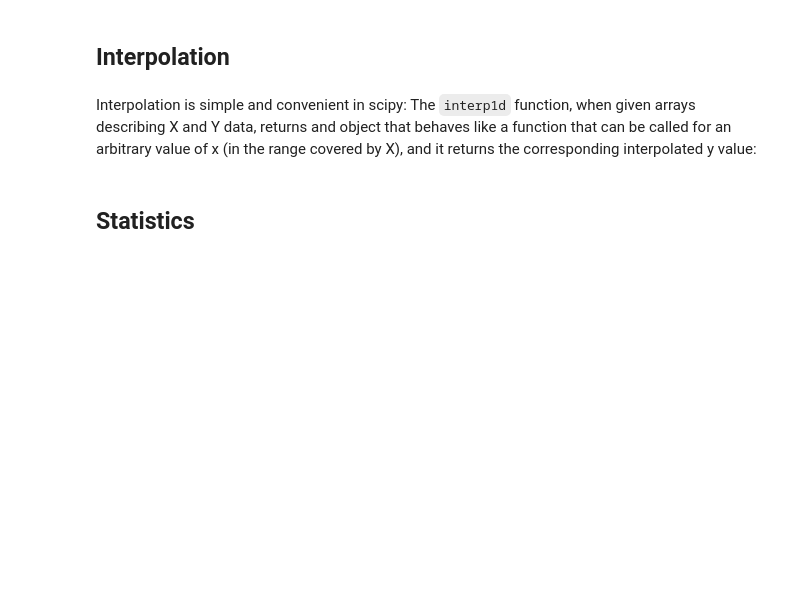
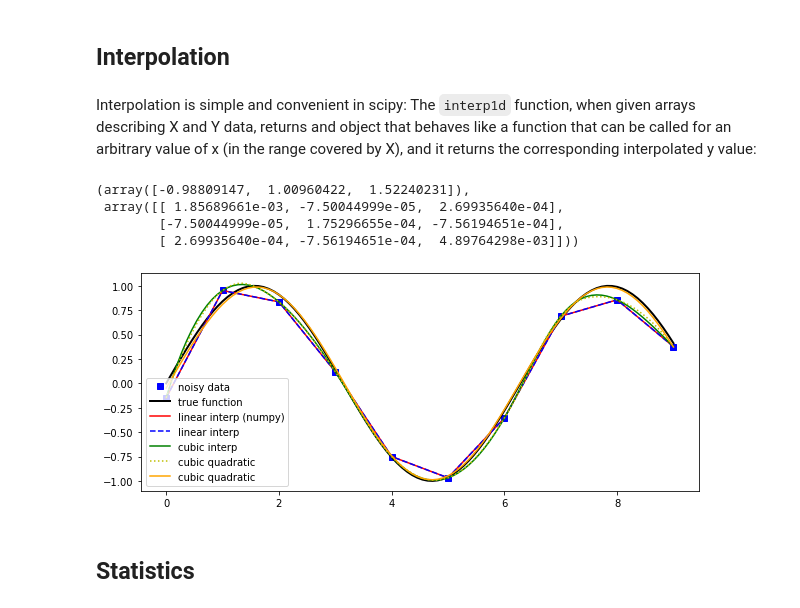
Before and after one commit to douglasvitoreti/scientific-python-lectures, a Jupyter notebook: Lecture-5-Scipy.ipynb, the cells around one changed output. Drawn from its saved outputs; the diff is of its cells as text; code cells hidden in the pictures; blank space fills up the shorter version.

```diff
--- a/Lecture-5-Scipy.ipynb
+++ b/Lecture-5-Scipy.ipynb
@@ -607,3 +860,7 @@ from scipy.interpolate import interp1d
 # %%
 def f(x):
     return np.sin(x)
+
+def func(x, A, w, phi):
+
+    return A*np.cos(w*x + phi)
@@ -612,8 +867,8 @@ np.interp?
 # %%
 n = np.arange(0, 10)
+y_meas = f(n) + 0.1 * random.randn(len(n)) # simulate measurement with noise
+
 x = np.linspace(0, 9, 100)
-
-y_meas = f(n) + 0.1 * random.randn(len(n)) # simulate measurement with noise
 y_real = f(x)
 
 y_interp0 = np.interp(x, n, y_meas)
@@ -623,6 +878,37 @@ y_interp1 = linear_interpolation(x)
 
 cubic_interpolation = interp1d(n, y_meas, kind='cubic')
 y_interp2 = cubic_interpolation(x)
+
+quad_interpolation = interp1d(n, y_meas, kind='quadratic')
+y_interp3 = quad_interpolation(x)
+# %%
+popt, pcov = curve_fit(func, n, y_meas)
+
+popt, pcov
+# %% [output]
+(array([-0.98809147,  1.00960422,  1.52240231]),
+ array([[ 1.85689661e-03, -7.50044999e-05,  2.69935640e-04],
+        [-7.50044999e-05,  1.75296655e-04, -7.56194651e-04],
+        [ 2.69935640e-04, -7.56194651e-04,  4.89764298e-03]]))
+# %%
+fig, ax = plt.subplots(figsize=(10,4))
+
+ax.plot(n, y_meas, 'bs', label='noisy data')
+ax.plot(x, y_real, 'k', lw=2, label='true function')
+
+ax.plot(x, y_interp0, 'r', label='linear interp (numpy)')
+
+ax.plot(x, y_interp1, 'b--', label='linear interp')
+
+ax.plot(x, y_interp2, 'g', label='cubic interp')
+
+ax.plot(x, y_interp3, 'y:', label='cubic quadratic')
+
+ax.plot(x, func(x, *popt), 'orange', label='cubic quadratic')
+
+ax.legend(loc=3);
+# %% [output]
+[figure, added]
 # %%
 fig, ax = plt.subplots(figsize=(10,4))
 ax.plot(n, y_meas, 'bs', label='noisy data')
```
Also changed, not shown: parts of 83 cells of this notebook, 1 other file.
